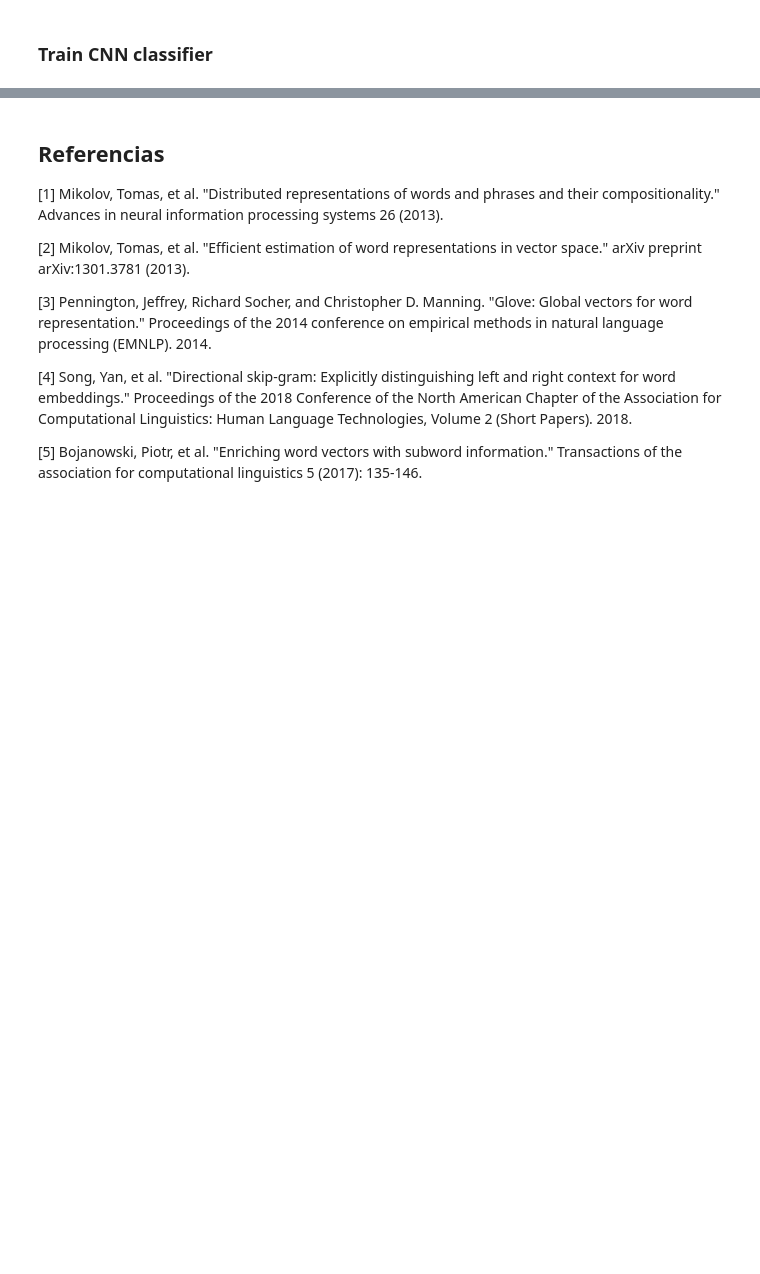
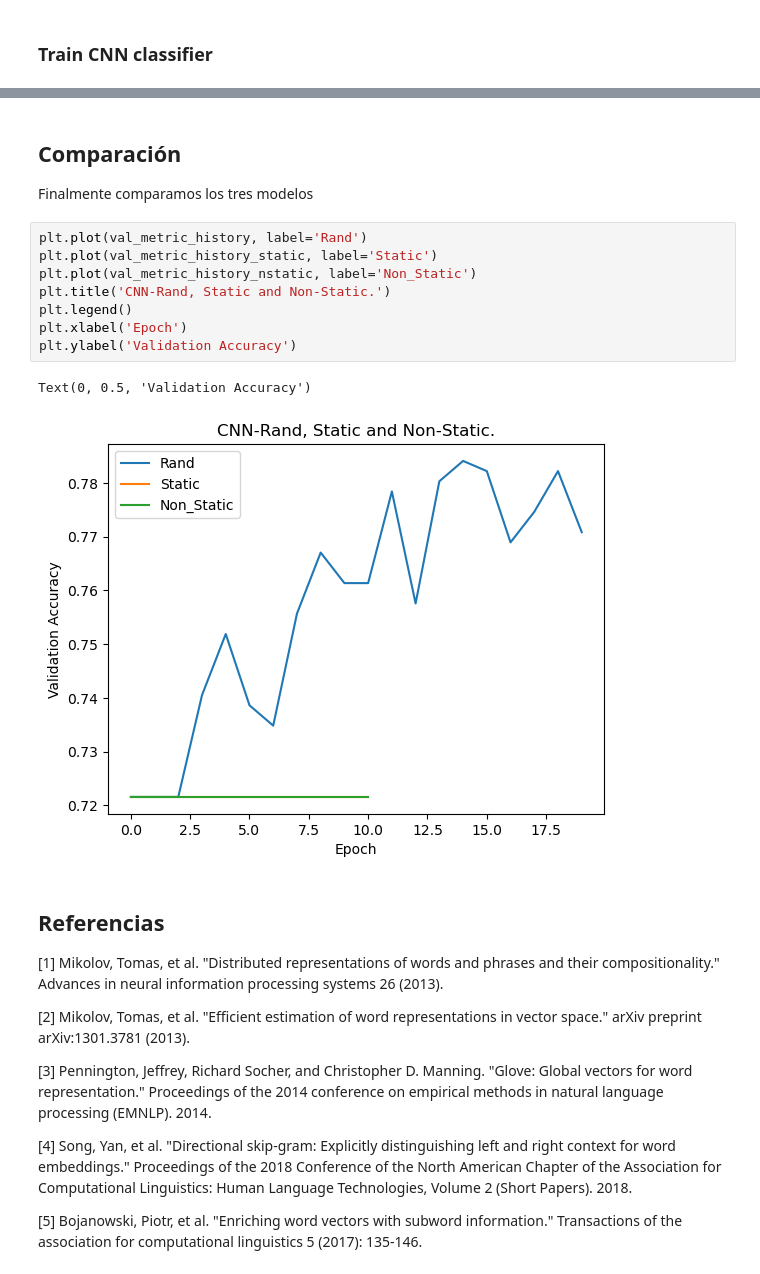
Before and after one commit to GuillermoSego/Natural-Language-Processing, a Jupyter notebook: Tareas/Segura_Guillermo_Tarea6.ipynb, the cells around one changed output, grey strips where cells are left out. Saved outputs shown, nothing was run; the diff lists cells and outputs as text; blank space fills up the shorter version.

```diff
--- a/Tareas/Segura_Guillermo_Tarea6.ipynb
+++ b/Tareas/Segura_Guillermo_Tarea6.ipynb
@@ -594,3 +795,18 @@ En este modelo necesitamos utilizar embeddings pre entrenados como los de w2v. P
+# %% [markdown]
+## Comparación
+
+Finalmente comparamos los tres modelos
+# %%
+plt.plot(val_metric_history, label='Rand')
+plt.plot(val_metric_history_static, label='Static')
+plt.plot(val_metric_history_nstatic, label='Non_Static')
+plt.title('CNN-Rand, Static and Non-Static.')
+plt.legend()
+plt.xlabel('Epoch')
+plt.ylabel('Validation Accuracy')
+# %% [output]
+Text(0, 0.5, 'Validation Accuracy')
+[figure, added]
 # %% [markdown]
 ## Referencias
 
```
Also changed, not shown: parts of 19 cells of this notebook, 1 other file.
